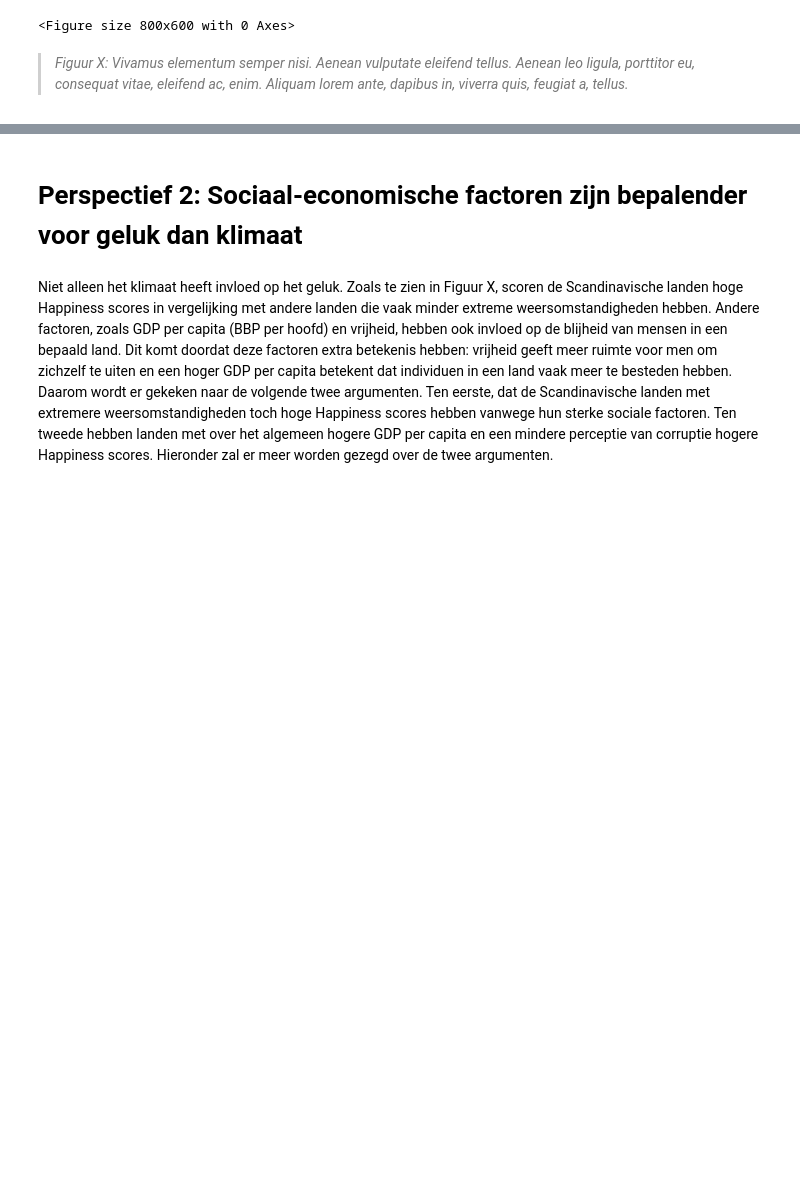
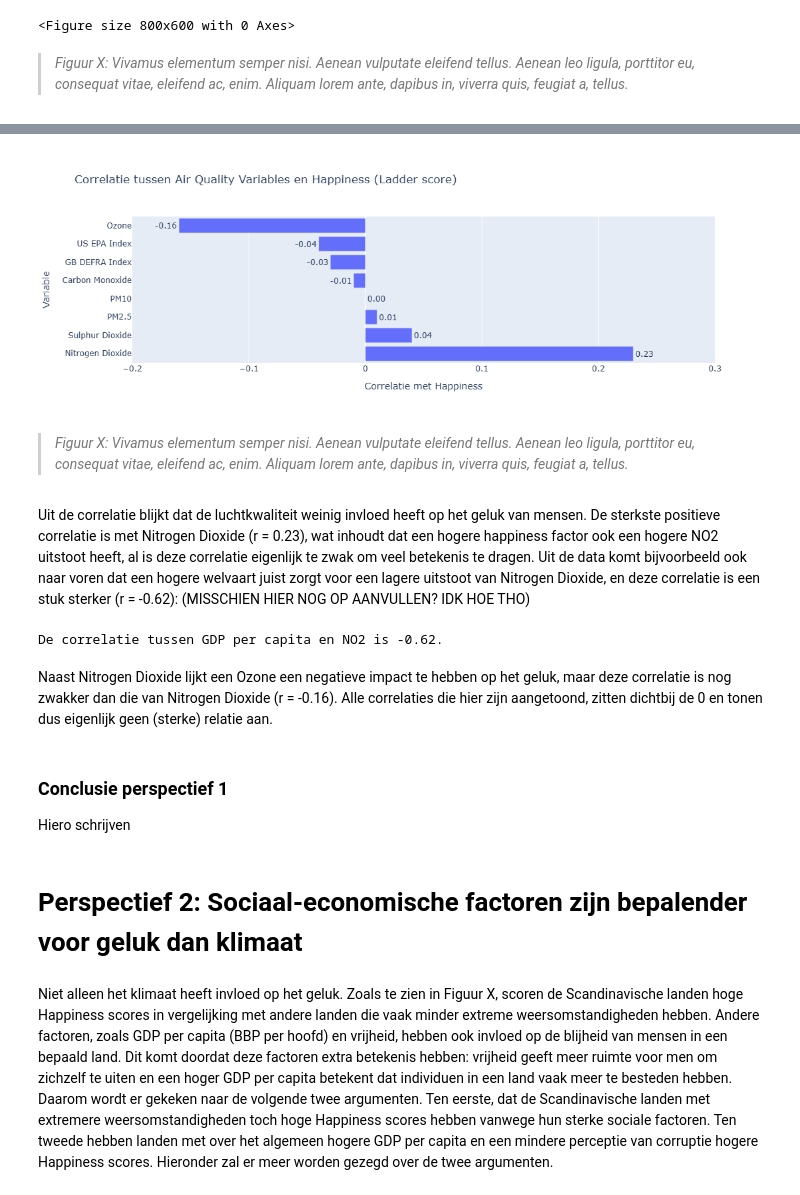
Before and after one commit to Mythsofmagic/Information_Visualization_2025, a Jupyter notebook: docs/notebook.ipynb, the cells around one changed output, grey strips where cells are left out. Drawn from its saved outputs; the diff is of its cells as text; code cells hidden in the pictures; blank space fills up the shorter version.

Commit message:
Meer uitwerkignen
1.2 meer uitgewerkt (air quality toegevoegd), beetje dingen uitgewerkt maar niets bijzonders

```diff
--- a/docs/notebook.ipynb
+++ b/docs/notebook.ipynb
@@ -434,3 +464,58 @@ UITLEG OVER DE VARIABELEN? WELKE GEBRUIKEN WE?
+# %%
+# Dit visualiseren, idk of het mogelijk is om dit sneller te doen dus doe ik het maar even handmatig.
+data = {
+    'Variable': [
+        'Carbon Monoxide',
+        'Ozone',
+        'Nitrogen Dioxide',
+        'Sulphur Dioxide',
+        'PM2.5',
+        'PM10',
+        'US EPA Index',
+        'GB DEFRA Index'
+    ],
+    'Correlatie met Happiness': [
+        -0.01,
+        -0.16,
+        0.23,
+        0.04,
+        0.01,
+        -0.00,
+        -0.04,
+        -0.03
+    ]}
+
+dfAirQualityHappy = pd.DataFrame(data).sort_values('Correlatie met Happiness', ascending=False)
+figAirHappy = px.bar(
+    dfAirQualityHappy,
+    x='Correlatie met Happiness',
+    y='Variable',
+    orientation='h',
+    title='Correlatie tussen Air Quality Variables en Happiness (Ladder score)',
+    text='Correlatie met Happiness')
+figAirHappy.update_traces(texttemplate='%{text:.2f}', textposition='outside')
+figAirHappy.update_layout(xaxis=dict(range=[-0.2, 0.3]), width=800, height=400,showlegend=False)
+figAirHappy.show()
+# %% [output]
+[figure, added]
+# %% [markdown]
+> *Figuur X: Vivamus elementum semper nisi. Aenean vulputate eleifend tellus. Aenean leo ligula, porttitor eu, consequat vitae, eleifend ac, enim. Aliquam lorem ante, dapibus in, viverra quis, feugiat a, tellus.*
+# %% [markdown]
+Uit de correlatie blijkt dat de luchtkwaliteit weinig invloed heeft op het geluk van mensen. De sterkste positieve correlatie is met Nitrogen Dioxide (r = 0.23), wat inhoudt dat een hogere happiness factor ook een hogere NO2 uitstoot heeft, al is deze correlatie eigenlijk te zwak om veel betekenis te dragen. Uit de data komt bijvoorbeeld ook naar voren dat een hogere welvaart juist zorgt voor een lagere uitstoot van Nitrogen Dioxide, en deze correlatie is een stuk sterker (r = -0.62):  (MISSCHIEN HIER NOG OP AANVULLEN? IDK HOE THO)
+# %%
+df123LogNO2 = df123[['country','Log GDP per capita', 'air_quality_Nitrogen_dioxide']].dropna()
+df123LogNO2 = df123LogNO2.groupby('country', as_index=False).mean(numeric_only=True) # Er waren duplicate values in de oorspronkelijke dataset.
+correlationmatrixLogNO2 = df123LogNO2[['Log GDP per capita','air_quality_Nitrogen_dioxide']].corr(method='pearson')
+correlationwaardeNO2 = correlationmatrixLogNO2.loc['Log GDP per capita','air_quality_Nitrogen_dioxide']
+print(f"De correlatie tussen GDP per capita en NO2 is {correlationwaarde:.2f}.")
+# %% [output]
+De correlatie tussen GDP per capita en NO2 is -0.62.
+# %% [markdown]
+Naast Nitrogen Dioxide lijkt een Ozone een negatieve impact te hebben op het geluk, maar deze correlatie is nog zwakker dan die van Nitrogen Dioxide (r = -0.16). Alle correlaties die hier zijn aangetoond, zitten dichtbij de 0 en tonen dus eigenlijk geen (sterke) relatie aan.
+# %% [markdown]
+### Conclusie perspectief 1
+
+Hiero schrijven
 # %% [markdown]
 # Perspectief 2: Sociaal-economische factoren zijn bepalender voor geluk dan klimaat
 # %% [markdown]
```
Also changed, not shown: parts of 17 cells of this notebook.
